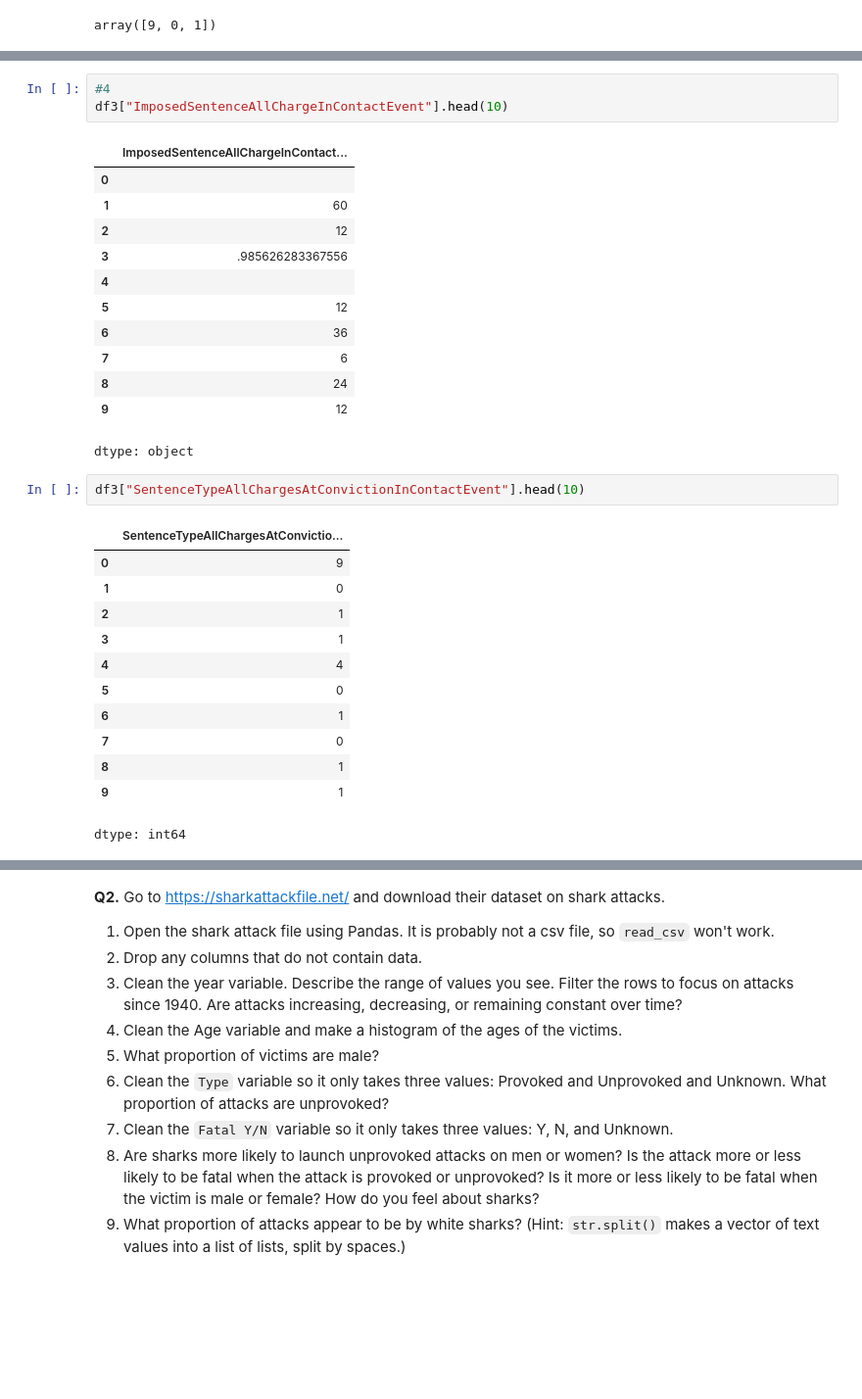
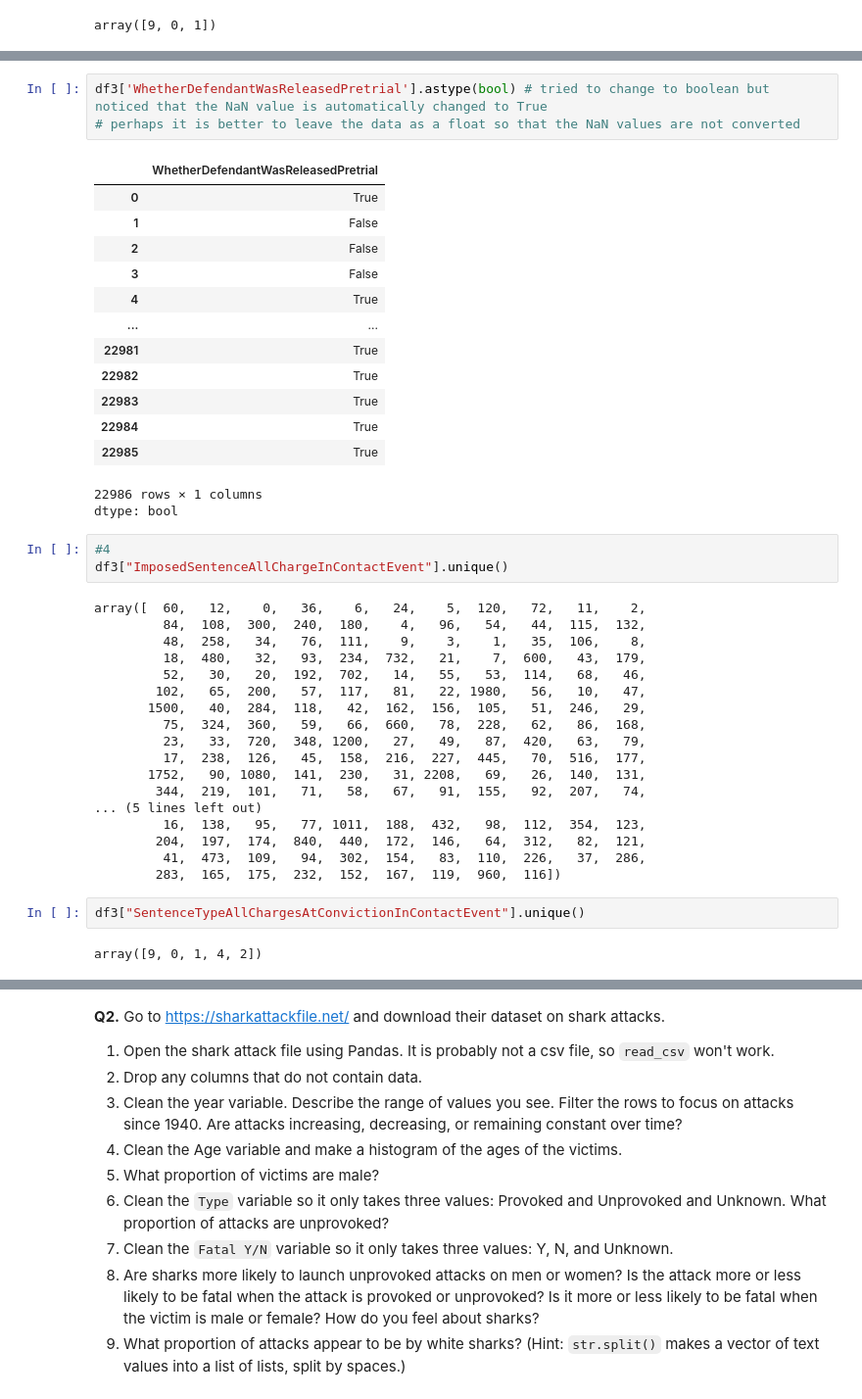
Before and after one commit to ameliavasiliu/wrangling, a Jupyter notebook: assignment/assignment.ipynb, the cells around one changed output, grey strips where cells are left out. Shown at 98% size. Saved outputs shown, nothing was run; the diff lists cells and outputs as text; blank space fills up the shorter version.

```diff
--- a/assignment/assignment.ipynb
+++ b/assignment/assignment.ipynb
@@ -117,35 +156,47 @@ df3['WhetherDefendantWasReleasedPretrial'].replace(9, np.nan)
 | 22985 | 1.0 |
 22986 rows × 1 columns
 dtype: float64
+# %%
+df3['WhetherDefendantWasReleasedPretrial'].astype(bool) # tried to change to boolean but noticed that the NaN value is automatically changed to True
+# perhaps it is better to leave the data as a float so that the NaN values are not converted
+# %% [output]
+|  | WhetherDefendantWasReleasedPretrial |
+| 0 | True |
+| 1 | False |
+| 2 | False |
+| 3 | False |
+| 4 | True |
+| ... | ... |
+| 22981 | True |
+| 22982 | True |
+| 22983 | True |
+| 22984 | True |
+| 22985 | True |
+22986 rows × 1 columns
+dtype: bool
 # %%
 #4
-df3["ImposedSentenceAllChargeInContactEvent"].head(10)
+df3["ImposedSentenceAllChargeInContactEvent"].unique()
 # %% [output]
-|  | ImposedSentenceAllChargeInContact... |
-| 0 |  |
-| 1 | 60 |
-| 2 | 12 |
-| 3 | .985626283367556 |
-| 4 |  |
-| 5 | 12 |
-| 6 | 36 |
-| 7 | 6 |
-| 8 | 24 |
-| 9 | 12 |
-dtype: object
+array([  60,   12,    0,   36,    6,   24,    5,  120,   72,   11,    2,
+         84,  108,  300,  240,  180,    4,   96,   54,   44,  115,  132,
+         48,  258,   34,   76,  111,    9,    3,    1,   35,  106,    8,
+         18,  480,   32,   93,  234,  732,   21,    7,  600,   43,  179,
+         52,   30,   20,  192,  702,   14,   55,   53,  114,   68,   46,
+        102,   65,  200,   57,  117,   81,   22, 1980,   56,   10,   47,
+       1500,   40,  284,  118,   42,  162,  156,  105,   51,  246,   29,
+         75,  324,  360,   59,   66,  660,   78,  228,   62,   86,  168,
+         23,   33,  720,  348, 1200,   27,   49,   87,  420,   63,   79,
+         17,  238,  126,   45,  158,  216,  227,  445,   70,  516,  177,
+       1752,   90, 1080,  141,  230,   31, 2208,   69,   26,  140,  131,
+        344,  219,  101,   71,   58,   67,   91,  155,   92,  207,   74,
+... (5 lines left out)
+         16,  138,   95,   77, 1011,  188,  432,   98,  112,  354,  123,
+        204,  197,  174,  840,  440,  172,  146,   64,  312,   82,  121,
+         41,  473,  109,   94,  302,  154,   83,  110,  226,   37,  286,
+        283,  165,  175,  232,  152,  167,  119,  960,  116])
 # %%
-df3["SentenceTypeAllChargesAtConvictionInContactEvent"].head(10)
+df3["SentenceTypeAllChargesAtConvictionInContactEvent"].unique()
 # %% [output]
-|  | SentenceTypeAllChargesAtConvictio... |
-| 0 | 9 |
-| 1 | 0 |
-| 2 | 1 |
-| 3 | 1 |
-| 4 | 4 |
-| 5 | 0 |
-| 6 | 1 |
-| 7 | 0 |
-| 8 | 1 |
-| 9 | 1 |
-dtype: int64
+array([9, 0, 1, 4, 2])
 # %%
```
Also changed, not shown: parts of 21 cells of this notebook.
